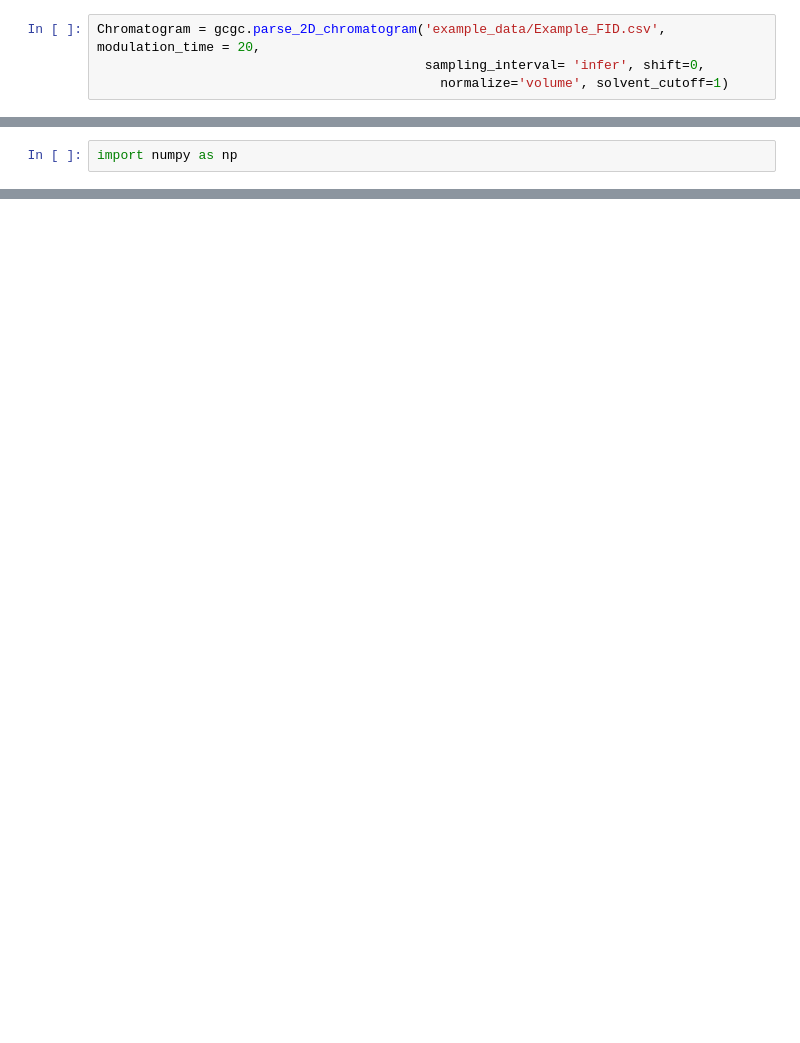
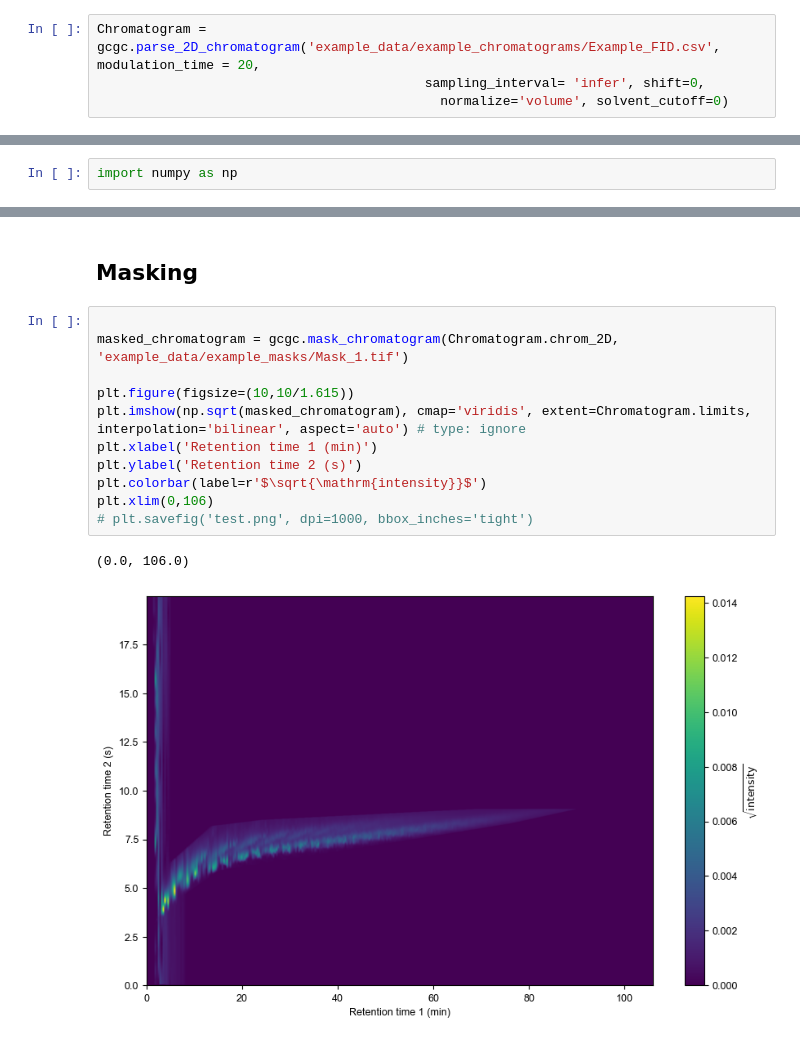
Before and after one commit to MyonicS/pyGCxGC, a Jupyter notebook: Develop_notebook.ipynb, the cells around one changed output, grey strips where cells are left out. Drawn from its saved outputs; the diff is of its cells as text; blank space fills up the shorter version.

```diff
--- a/Develop_notebook.ipynb
+++ b/Develop_notebook.ipynb
@@ -19,5 +11,5 @@ plt.rc('font', **font)
 # %%
-Chromatogram = gcgc.parse_2D_chromatogram('example_data/Example_FID.csv', modulation_time = 20,
+Chromatogram = gcgc.parse_2D_chromatogram('example_data/example_chromatograms/Example_FID.csv', modulation_time = 20,
                                           sampling_interval= 'infer', shift=0,
-                                            normalize='volume', solvent_cutoff=1)
+                                            normalize='volume', solvent_cutoff=0)
 # %% [markdown]
@@ -36,3 +28,19 @@ plt.xlim(0,106)
 # %% [output]
 (0.0, 106.0)
 [figure]
+# %% [markdown]
+## Masking
+# %%
+
+masked_chromatogram = gcgc.mask_chromatogram(Chromatogram.chrom_2D, 'example_data/example_masks/Mask_1.tif')
+
+plt.figure(figsize=(10,10/1.615))
+plt.imshow(np.sqrt(masked_chromatogram), cmap='viridis', extent=Chromatogram.limits, interpolation='bilinear', aspect='auto') # type: ignore
+plt.xlabel('Retention time 1 (min)')
+plt.ylabel('Retention time 2 (s)')
+plt.colorbar(label=r'$\sqrt{\mathrm{intensity}}$')
+plt.xlim(0,106)
+# plt.savefig('test.png', dpi=1000, bbox_inches='tight')
+# %% [output]
+(0.0, 106.0)
+[figure, added]
```
Also changed, not shown: parts of 5 cells of this notebook, 3 other files.
